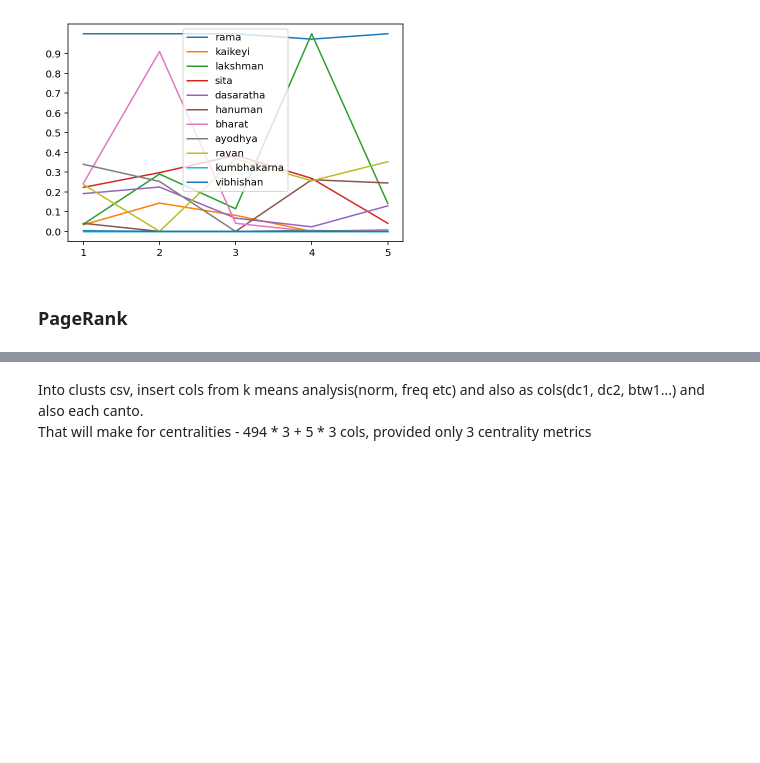
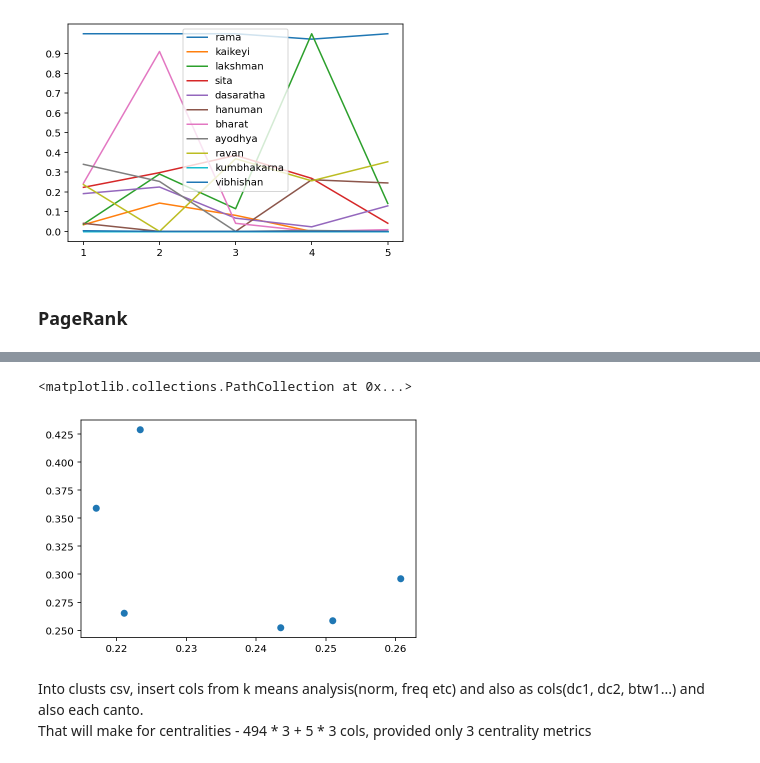
Before and after one commit to 593c723/Ramayanam, a Jupyter notebook: src/nx_books.ipynb, the cells around one changed output, grey strips where cells are left out. Drawn from its saved outputs; the diff is of its cells as text; code cells hidden in the pictures; blank space fills up the shorter version.

```diff
--- a/src/notebooks/nx_books.ipynb
+++ b/src/nx_books.ipynb
@@ -343,3 +376,14 @@ gen_centrality_plot(pgr)
+# %%
+ch = 'indra'
+pgr = PRCentrality(graphs)
+evl = [ev[i][ch] for i in ev.keys()]
+pgr = [pgr[i][ch] for i in pgr.keys()]
+degl = [deg[i][ch] for i in deg.keys()]
+dp = [pgr[i]+degl[i] for i in range(len(pgr))]
+plt.scatter(evl, dp)
+# %% [output]
+<matplotlib.collections.PathCollection at 0x...>
+[figure, added]
 # %% [markdown]
 Into clusts csv, insert cols from k means analysis(norm, freq etc) and also as cols(dc1, dc2, btw1...) and also each canto.
 <br>
```
Also changed, not shown: parts of 14 cells of this notebook, 5 other files.
